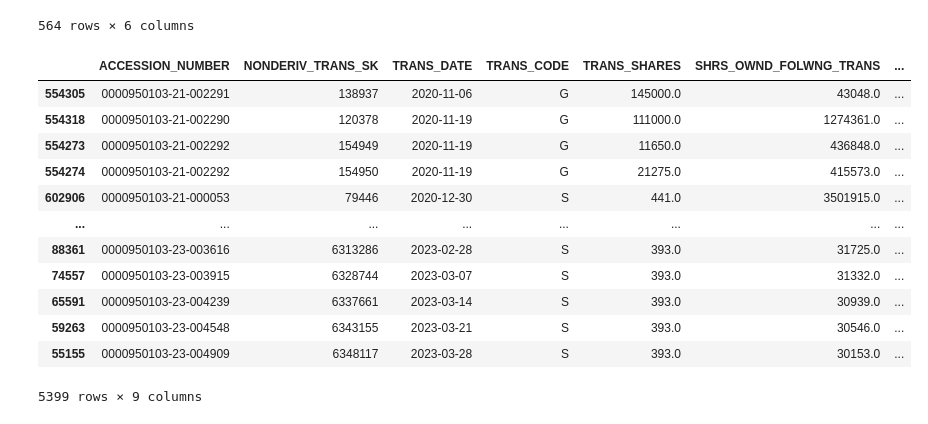
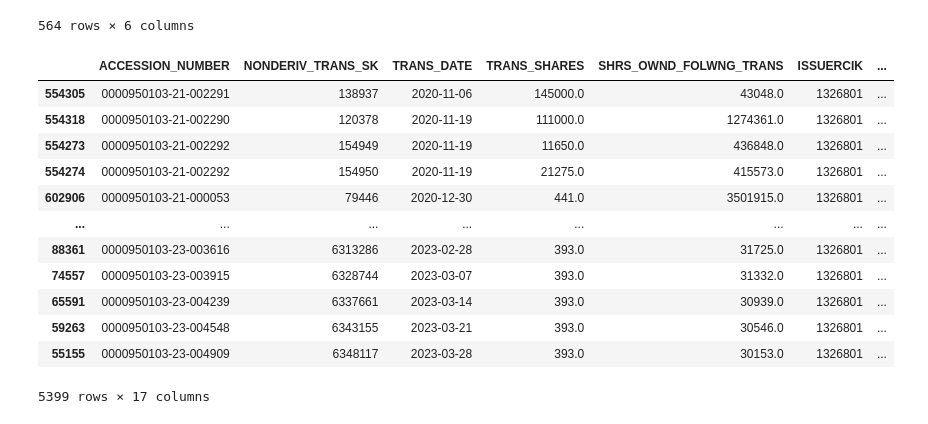
Before and after one commit to haneujeen/insider-trade-analysis, a Jupyter notebook: 2021q1_to_2023q1.ipynb, the cells around one changed output. Cells and saved outputs as stored; diff of their text form; code cells hidden in the pictures.

```diff
--- a/2021q1_to_2023q1.ipynb
+++ b/2021q1_to_2023q1.ipynb
@@ -647,28 +647,28 @@ fb
 | 2023-03-30 | 203.380005 | 208.089996 | 202.820007 | 207.839996 | 207.839996 | 22608300 |
 564 rows × 6 columns
 # %%
-fb_transactions = trans_df[trans_df['ISSUERTRADINGSYMBOL'].isin(['META', 'FB'])]
+fb_transactions = trans_df_encoded[trans_df_encoded['ISSUERTRADINGSYMBOL'].isin(['META', 'FB'])]
 
 fb_transactions = fb_transactions.sort_values('TRANS_DATE')
 
 # Reset index after sorting
 # fb_transactions = fb_transactions.reset_index(drop=True)
 
 fb_transactions
 # %% [output]
-|  | ACCESSION_NUMBER | NONDERIV_TRANS_SK | TRANS_DATE | TRANS_CODE | TRANS_SHARES | SHRS_OWND_FOLWNG_TRANS | ... |
-| 554305 | 0000950103-21-002291 | 138937 | 2020-11-06 | G | 145000.0 | 43048.0 | ... |
-| 554318 | 0000950103-21-002290 | 120378 | 2020-11-19 | G | 111000.0 | 1274361.0 | ... |
-| 554273 | 0000950103-21-002292 | 154949 | 2020-11-19 | G | 11650.0 | 436848.0 | ... |
-| 554274 | 0000950103-21-002292 | 154950 | 2020-11-19 | G | 21275.0 | 415573.0 | ... |
-| 602906 | 0000950103-21-000053 | 79446 | 2020-12-30 | S | 441.0 | 3501915.0 | ... |
+|  | ACCESSION_NUMBER | NONDERIV_TRANS_SK | TRANS_DATE | TRANS_SHARES | SHRS_OWND_FOLWNG_TRANS | ISSUERCIK | ... |
+| 554305 | 0000950103-21-002291 | 138937 | 2020-11-06 | 145000.0 | 43048.0 | 1326801 | ... |
+| 554318 | 0000950103-21-002290 | 120378 | 2020-11-19 | 111000.0 | 1274361.0 | 1326801 | ... |
+| 554273 | 0000950103-21-002292 | 154949 | 2020-11-19 | 11650.0 | 436848.0 | 1326801 | ... |
+| 554274 | 0000950103-21-002292 | 154950 | 2020-11-19 | 21275.0 | 415573.0 | 1326801 | ... |
+| 602906 | 0000950103-21-000053 | 79446 | 2020-12-30 | 441.0 | 3501915.0 | 1326801 | ... |
 | ... | ... | ... | ... | ... | ... | ... | ... |
-| 88361 | 0000950103-23-003616 | 6313286 | 2023-02-28 | S | 393.0 | 31725.0 | ... |
-| 74557 | 0000950103-23-003915 | 6328744 | 2023-03-07 | S | 393.0 | 31332.0 | ... |
-| 65591 | 0000950103-23-004239 | 6337661 | 2023-03-14 | S | 393.0 | 30939.0 | ... |
-| 59263 | 0000950103-23-004548 | 6343155 | 2023-03-21 | S | 393.0 | 30546.0 | ... |
-| 55155 | 0000950103-23-004909 | 6348117 | 2023-03-28 | S | 393.0 | 30153.0 | ... |
+| 88361 | 0000950103-23-003616 | 6313286 | 2023-02-28 | 393.0 | 31725.0 | 1326801 | ... |
+| 74557 | 0000950103-23-003915 | 6328744 | 2023-03-07 | 393.0 | 31332.0 | 1326801 | ... |
+| 65591 | 0000950103-23-004239 | 6337661 | 2023-03-14 | 393.0 | 30939.0 | 1326801 | ... |
+| 59263 | 0000950103-23-004548 | 6343155 | 2023-03-21 | 393.0 | 30546.0 | 1326801 | ... |
+| 55155 | 0000950103-23-004909 | 6348117 | 2023-03-28 | 393.0 | 30153.0 | 1326801 | ... |
-5399 rows × 9 columns
+5399 rows × 17 columns
 # %%
 dates = pd.date_range('2021-01-01', '2023-03-30')
 
```
Also changed, not shown: parts of 18 cells of this notebook, 1 other file.
